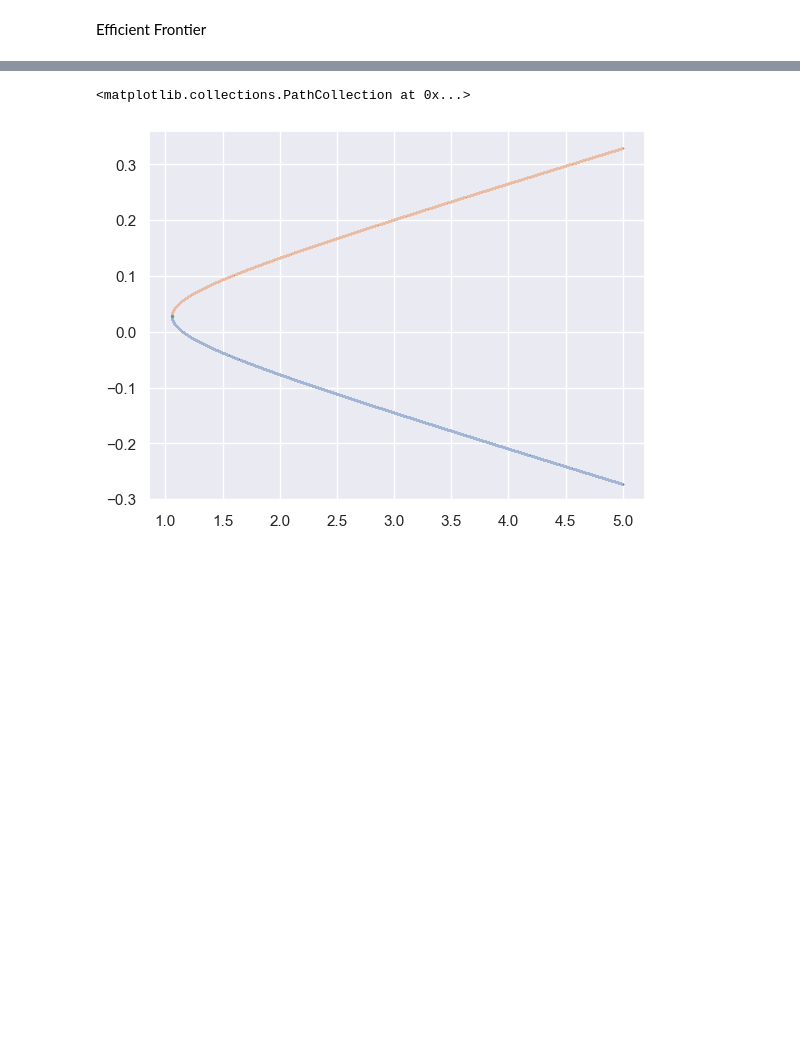
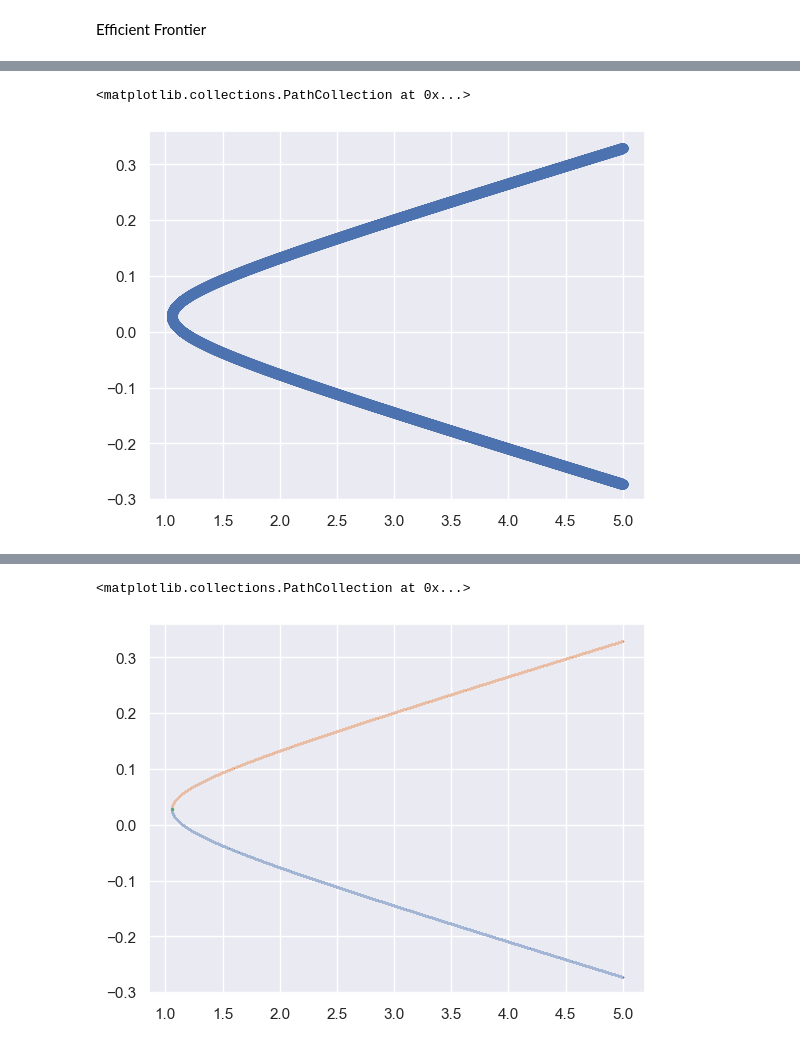
Before and after one commit to memlein/Markowitz-portfolio, a Jupyter notebook: portfolio.ipynb, the cells around one changed output, grey strips where cells are left out. Saved outputs shown, nothing was run; the diff lists cells and outputs as text; code cells hidden in the pictures; blank space fills up the shorter version.

```diff
--- a/portfolio.ipynb
+++ b/portfolio.ipynb
@@ -35,2 +77,0 @@ b = np.matmul(np.ones((1, 6)) ,np.matmul(C1, mu))[0]
-# %%
-d = np.matmul(np.ones((1, 6)), np.matmul(C1, np.ones((6,1))))
@@ -39,2 +77,0 @@ wvarmin = (1/d) * np.matmul(C1, np.ones((6,1)))
-# %%
-sigmamin = 1/np.sqrt(d)[0][0]
@@ -42,0 +78,31 @@ mumin = b/d
+# %%
+def get_efficient_frontier(log_returns):
+    n_assets = log_returns.shape[1]
+    mu = np.mean(log_returns, axis=0).to_numpy()
+    cov = np.cov(log_returns, rowvar=False)
+    C1 = np.linalg.inv(cov)
+    a = np.matmul(np.matmul(mu, C1), mu)
+    b = np.matmul(np.ones((1, n_assets)) ,np.matmul(C1, mu))[0]
+    d = np.matmul(np.ones((1, n_assets)), np.matmul(C1, np.ones((n_assets,1))))[0][0]
+    wvarmin = (1/d) * np.matmul(C1, np.ones((6,1)))
+    sigmamin = 1/np.sqrt(d)
+    mumin = b/d
+    sigma_p = np.arange(sigmamin, 5, 0.0001)
+    upper_optimal_PF = np.empty(shape=(sigma_p.shape[0],2))
+    upper_optimal_PF[:,0] = sigma_p
+    for i in range(0,upper_optimal_PF.shape[0]):
+        upper_optimal_PF[i,1] = mumin + np.sqrt((np.square(upper_optimal_PF[i,0]) - np.square(sigmamin)) * (a - np.square(mumin)/np.square(sigmamin)))
+    lower_optimal_PF = np.empty(shape=(sigma_p.shape[0],2))
+    lower_optimal_PF[:,0] = sigma_p
+    for i in range(0,lower_optimal_PF.shape[0]):
+        lower_optimal_PF[i,1] = mumin - np.sqrt((np.square(lower_optimal_PF[i,0]) - np.square(sigmamin)) * (a - np.square(mumin)/np.square(sigmamin)))
+    efficient_frontier = np.concatenate((upper_optimal_PF, lower_optimal_PF))
+    efficient_frontier = pd.DataFrame(efficient_frontier, columns=['std', 'mu'])
+    return efficient_frontier
+# %%
+test1 = get_efficient_frontier(log_returns=log_returns)
+# %%
+plt.scatter(x=test1['std'], y=test1['mu'])
+# %% [output]
+<matplotlib.collections.PathCollection at 0x...>
+[figure, added]
```
Also changed, not shown: parts of 40 cells of this notebook, 1 other file.
